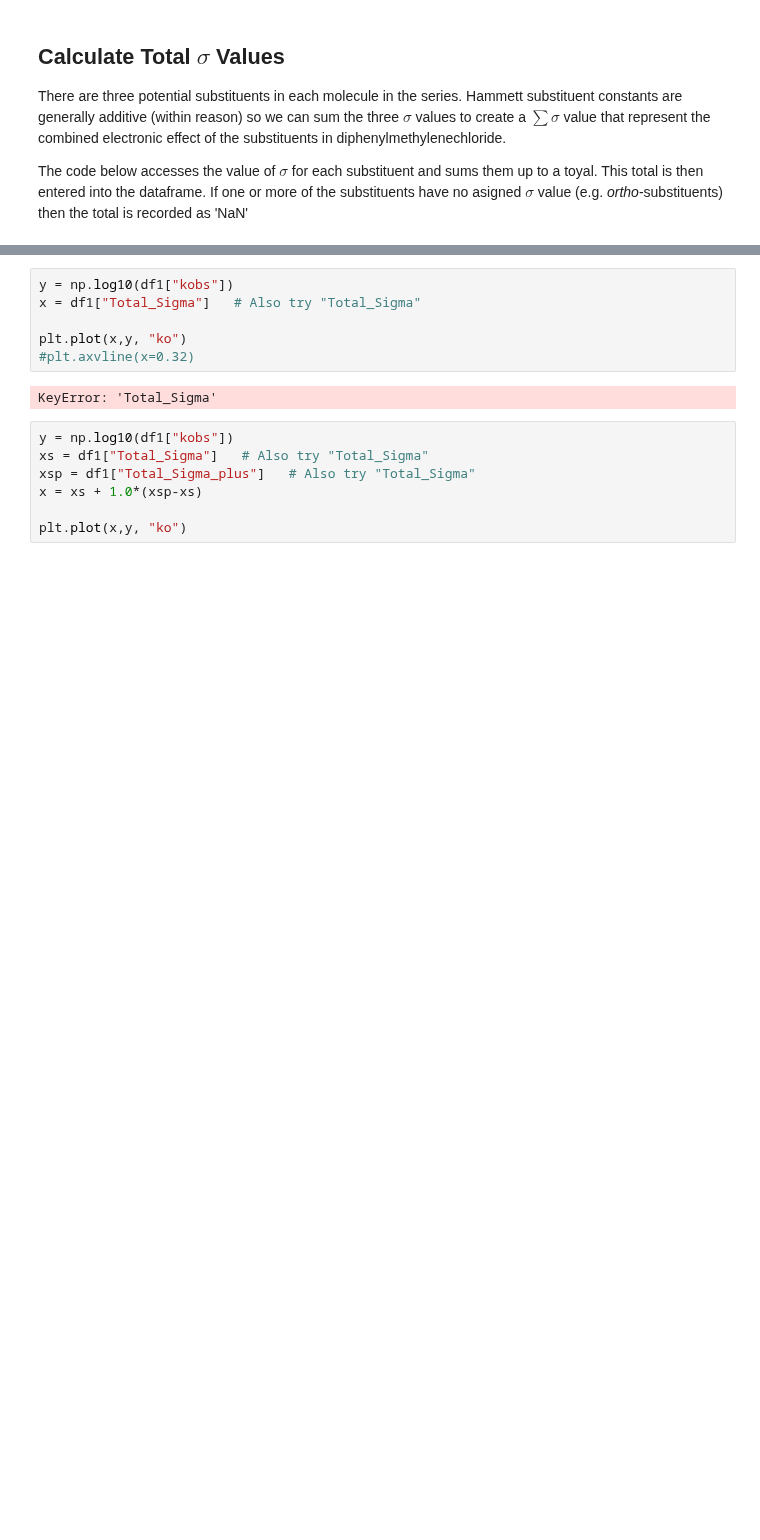
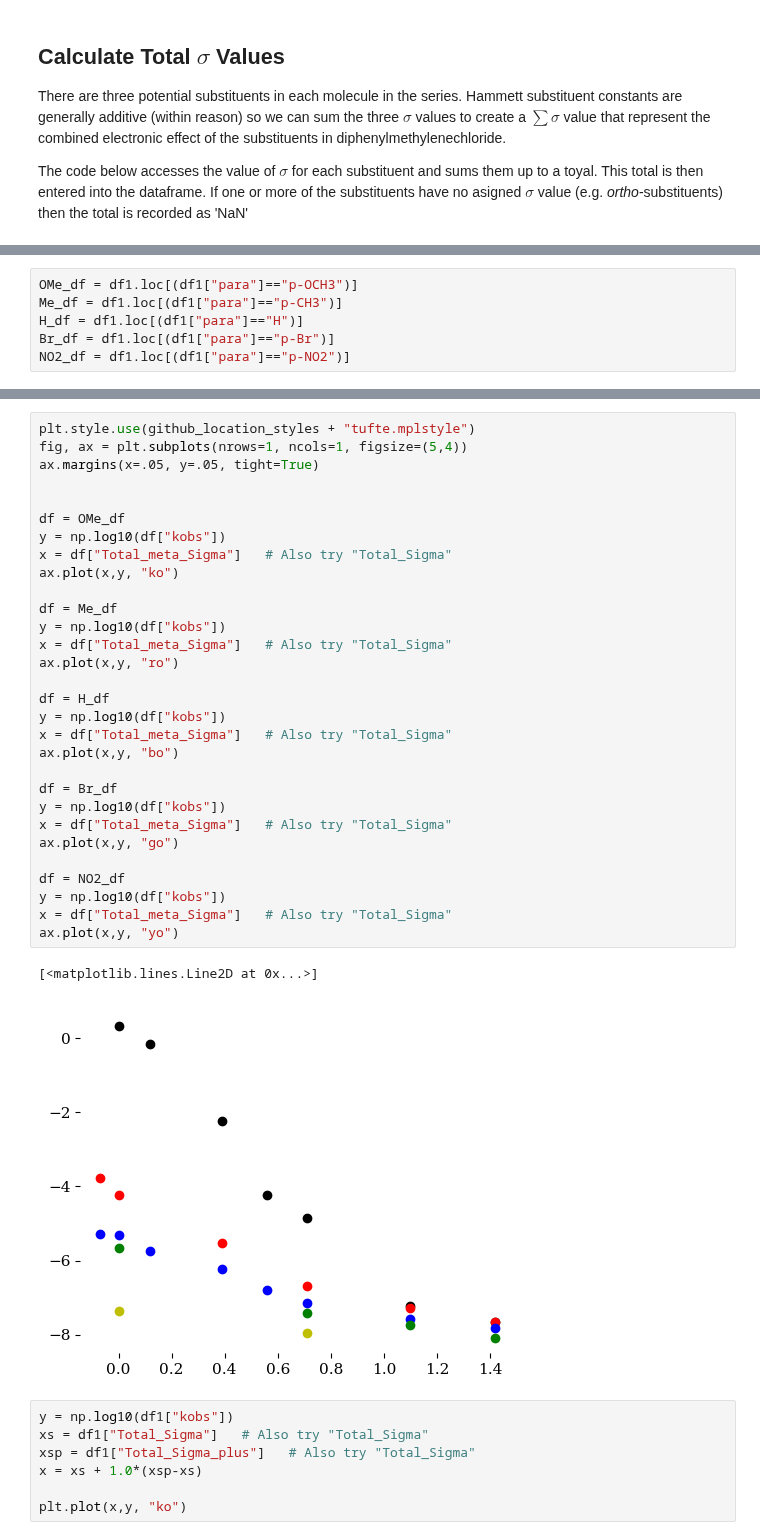
Before and after one commit to blinkletter/4410PythonNotebooks, a Jupyter notebook: Explorations/E1_benzylchloride_Paper.ipynb, the cells around one changed output, grey strips where cells are left out. Cells and saved outputs as stored; diff of their text form; blank space fills up the shorter version.

```diff
--- a/Explorations/E1_benzylchloride_Paper.ipynb
+++ b/Explorations/E1_benzylchloride_Paper.ipynb
@@ -157,0 +173,6 @@ TypeError: cannot convert the series to <class 'float'>
+# %%
+OMe_df = df1.loc[(df1["para"]=="p-OCH3")]
+Me_df = df1.loc[(df1["para"]=="p-CH3")]
+H_df = df1.loc[(df1["para"]=="H")]
+Br_df = df1.loc[(df1["para"]=="p-Br")]
+NO2_df = df1.loc[(df1["para"]=="p-NO2")]
@@ -164,11 +188,36 @@ We sum up the $\sigma^+$ values for all three substituent positions. I am using
-# %%
-y = np.log10(df1["kobs"])
-x = df1["Total_Sigma"]   # Also try "Total_Sigma"
-
-plt.plot(x,y, "ko")
-#plt.axvline(x=0.32)
-# %% [output]
-KeyError: 'Total_Sigma'
+# %%
+plt.style.use(github_location_styles + "tufte.mplstyle")
+fig, ax = plt.subplots(nrows=1, ncols=1, figsize=(5,4))
+ax.margins(x=.05, y=.05, tight=True)
+
+
+df = OMe_df
+y = np.log10(df["kobs"])
+x = df["Total_meta_Sigma"]   # Also try "Total_Sigma"
+ax.plot(x,y, "ko")
+
+df = Me_df
+y = np.log10(df["kobs"])
+x = df["Total_meta_Sigma"]   # Also try "Total_Sigma"
+ax.plot(x,y, "ro")
+
+df = H_df
+y = np.log10(df["kobs"])
+x = df["Total_meta_Sigma"]   # Also try "Total_Sigma"
+ax.plot(x,y, "bo")
+
+df = Br_df
+y = np.log10(df["kobs"])
+x = df["Total_meta_Sigma"]   # Also try "Total_Sigma"
+ax.plot(x,y, "go")
+
+df = NO2_df
+y = np.log10(df["kobs"])
+x = df["Total_meta_Sigma"]   # Also try "Total_Sigma"
+ax.plot(x,y, "yo")
+# %% [output]
+[<matplotlib.lines.Line2D at 0x...>]
+[figure, added]
 # %%
 y = np.log10(df1["kobs"])
 xs = df1["Total_Sigma"]   # Also try "Total_Sigma"
```
Also changed, not shown: parts of 5 cells of this notebook.
